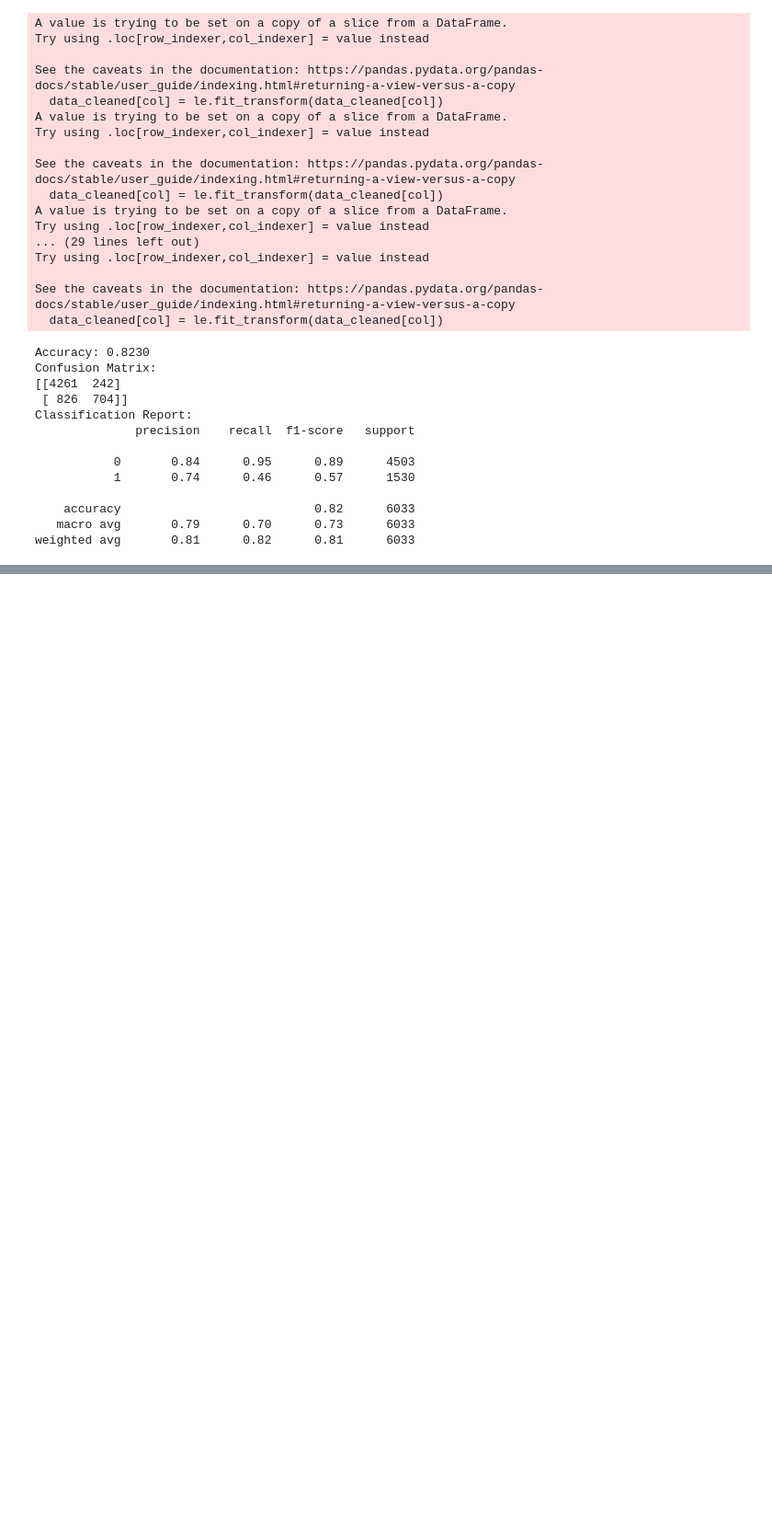
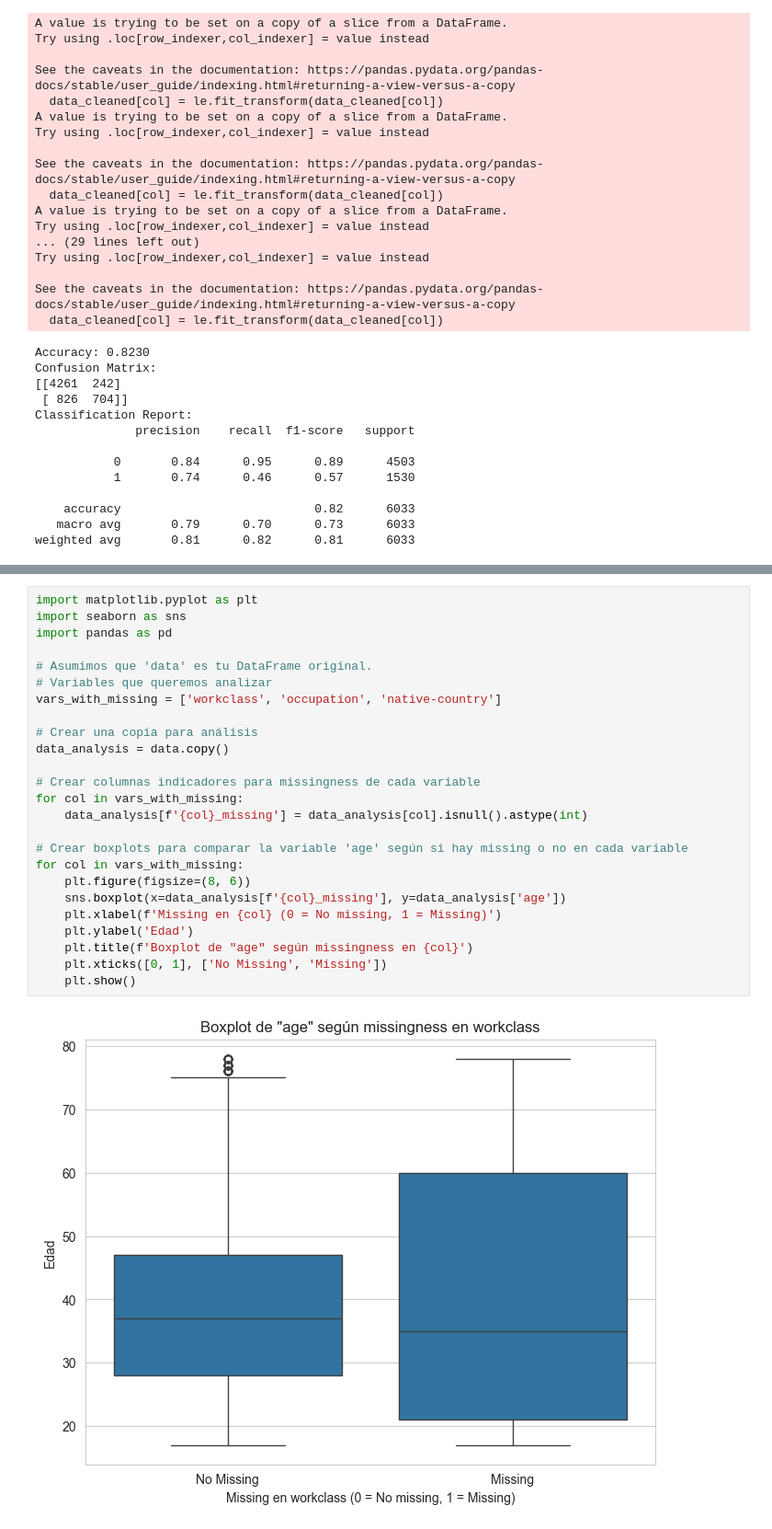
Before and after one commit to josegabriel8/Obtencion-almacenamiento-y-procesamiento-de-datos-sociales-digitales, a Jupyter notebook: adult.ipynb, the cells around one changed output, grey strips where cells are left out. Shown at 92% size. Cells and saved outputs as stored; diff of their text form; blank space fills up the shorter version.

```diff
--- a/adult.ipynb
+++ b/adult.ipynb
@@ -327,0 +524,27 @@ weighted avg       0.81      0.82      0.81      6033
+# %%
+import matplotlib.pyplot as plt
+import seaborn as sns
+import pandas as pd
+
+# Asumimos que 'data' es tu DataFrame original.
+# Variables que queremos analizar
+vars_with_missing = ['workclass', 'occupation', 'native-country']
+
+# Crear una copia para análisis
+data_analysis = data.copy()
+
+# Crear columnas indicadores para missingness de cada variable
+for col in vars_with_missing:
+    data_analysis[f'{col}_missing'] = data_analysis[col].isnull().astype(int)
+
+# Crear boxplots para comparar la variable 'age' según si hay missing o no en cada variable
+for col in vars_with_missing:
+    plt.figure(figsize=(8, 6))
+    sns.boxplot(x=data_analysis[f'{col}_missing'], y=data_analysis['age'])
+    plt.xlabel(f'Missing en {col} (0 = No missing, 1 = Missing)')
+    plt.ylabel('Edad')
+    plt.title(f'Boxplot de "age" según missingness en {col}')
+    plt.xticks([0, 1], ['No Missing', 'Missing'])
+    plt.show()
+# %% [output]
+[figure, added]
```
Also changed, not shown: parts of 12 cells of this notebook.
